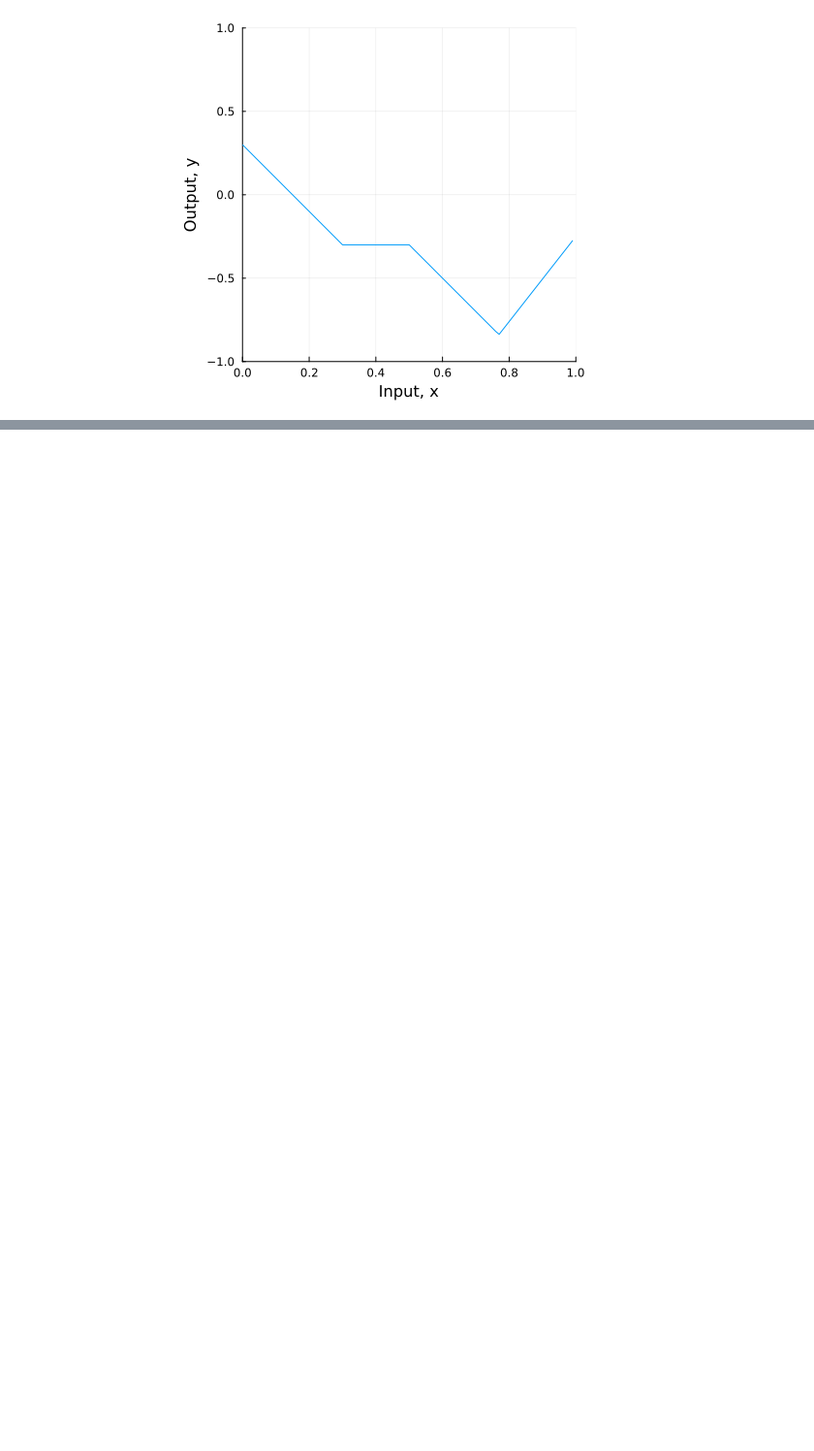
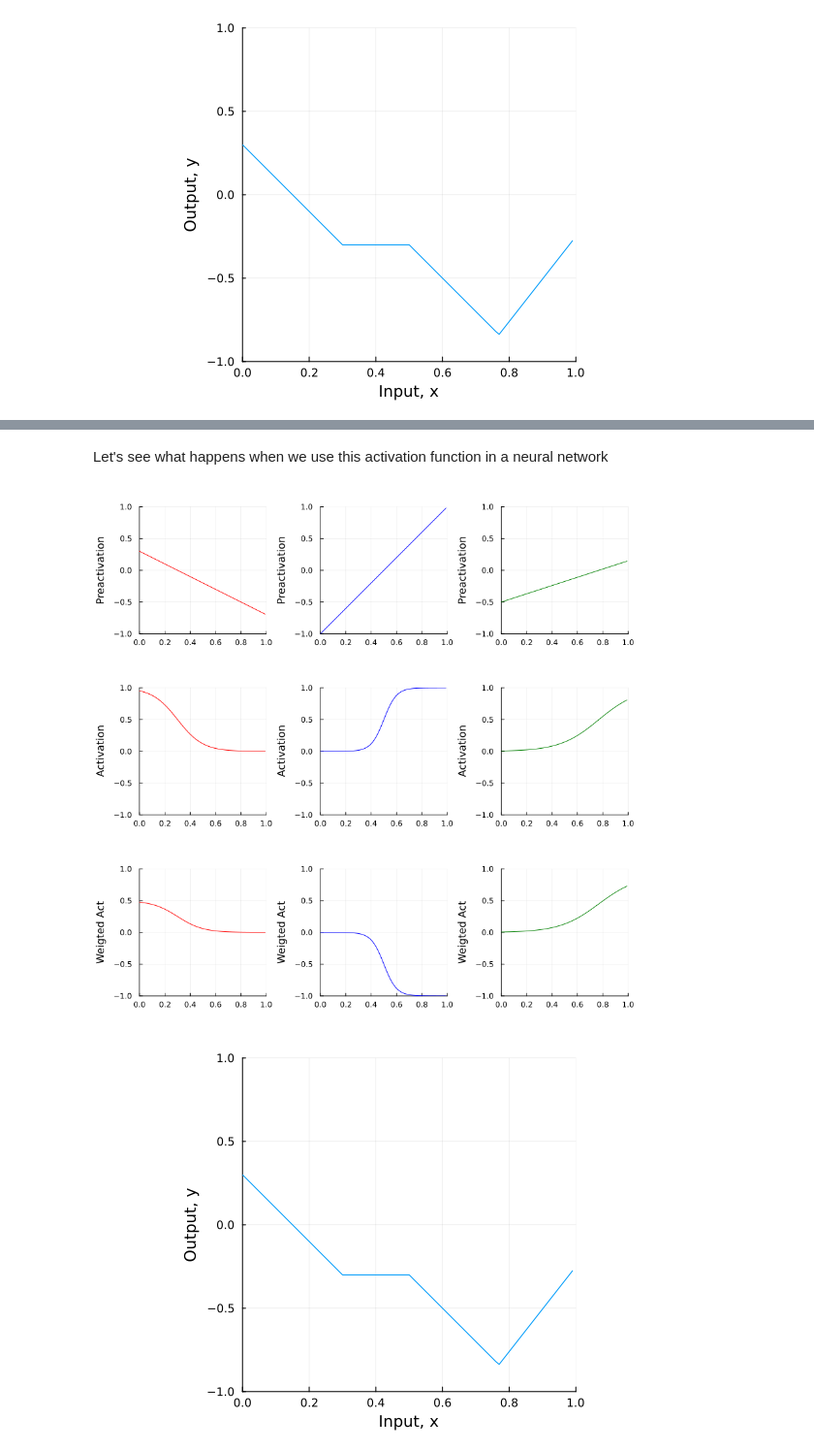
Before and after one commit to mirajcs/udl-julia, a Jupyter notebook: 3_4_Activation_Functions.ipynb, the cells around one changed output, grey strips where cells are left out. Shown at 97% size. Cells and saved outputs as stored; diff of their text form; code cells hidden in the pictures; blank space fills up the shorter version.

```diff
--- a/3_4_Activation_Functions.ipynb
+++ b/3_4_Activation_Functions.ipynb
@@ -89,0 +112,19 @@ PlotNeural(x, y, Pre₁, Pre₂, Pre₃, Act₁, Act₂, Act₃, WAct₁, WAct
+# %% [markdown]
+Let's see what happens when we use this activation function in a neural network
+# %%
+θ₁₀ = 0.3; θ₁₁ = -1.0
+θ₂₀ = -1.0; θ₂₁ = 2.0
+θ₃₀ = -0.5; θ₃₁ = 0.65
+ϕ₀ = 0.3; ϕ₁ = 0.5; ϕ₂ = -1.0; ϕ₃ = 0.9
+
+# Define a range of input values
+x = 0:0.01:0.99
+
+# We run the neural network for each of these input values
+y₁, Pre₁, Pre₂, Pre₃, Act₁, Act₂, Act₃, WAct₁, WAct₂, WAct₃ = Shallow_1_1_3(x, sigmoid, ϕ₀, ϕ₁, ϕ₂, ϕ₃, θ₁₀, θ₁₁, θ₂₀, θ₂₁, θ₃₀, θ₃₁)
+
+#plot it
+PlotNeural(x, y, Pre₁, Pre₂, Pre₃, Act₁, Act₂, Act₃, WAct₁, WAct₂, WAct₃; PlotAll=true)
+# %% [output]
+[figure, added]
+[figure, added]
```
Also changed, not shown: parts of 5 cells of this notebook, 1 other file.
